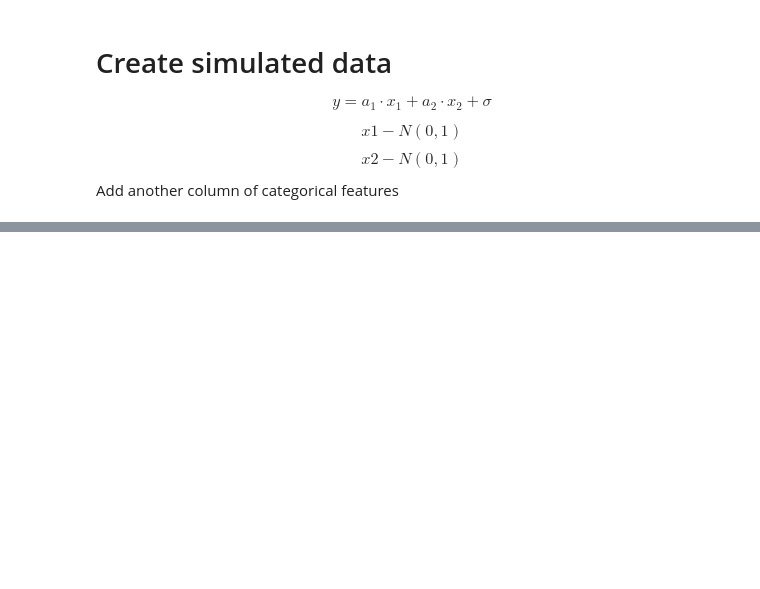
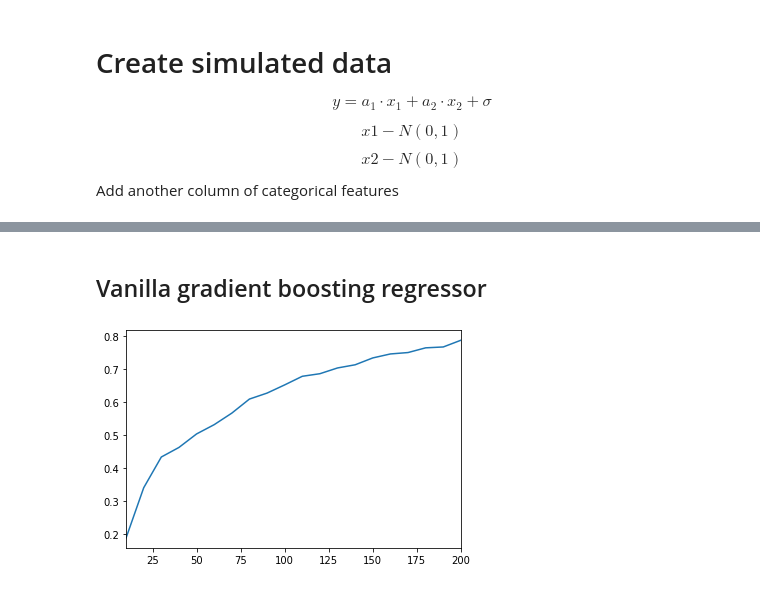
Before and after one commit to AfekIlayAdler/BootStrapDesicionTree, a Jupyter notebook: experiments/detect_uninformative_feature_simulated_data/detect_uninformative_feature_simulated_data.ipynb, the cells around one changed output, grey strips where cells are left out. Drawn from its saved outputs; the diff is of its cells as text; code cells hidden in the pictures; blank space fills up the shorter version.

```diff
--- a/experiments/detect_uninformative_feature_simulated_data/detect_uninformative_feature_simulated_data.ipynb
+++ b/experiments/detect_uninformative_feature_simulated_data/detect_uninformative_feature_simulated_data.ipynb
@@ -268,0 +84,6 @@ array([22.17160146, 77.62478671,  0.20361183])
+# %% [markdown]
+## Vanilla gradient boosting regressor
+# %%
+plot_df['Ours_Vanilla'] = plot_csv_results('reg')
+# %% [output]
+[figure, added]
```
Also changed, not shown: parts of 52 cells of this notebook, 3 other files.
